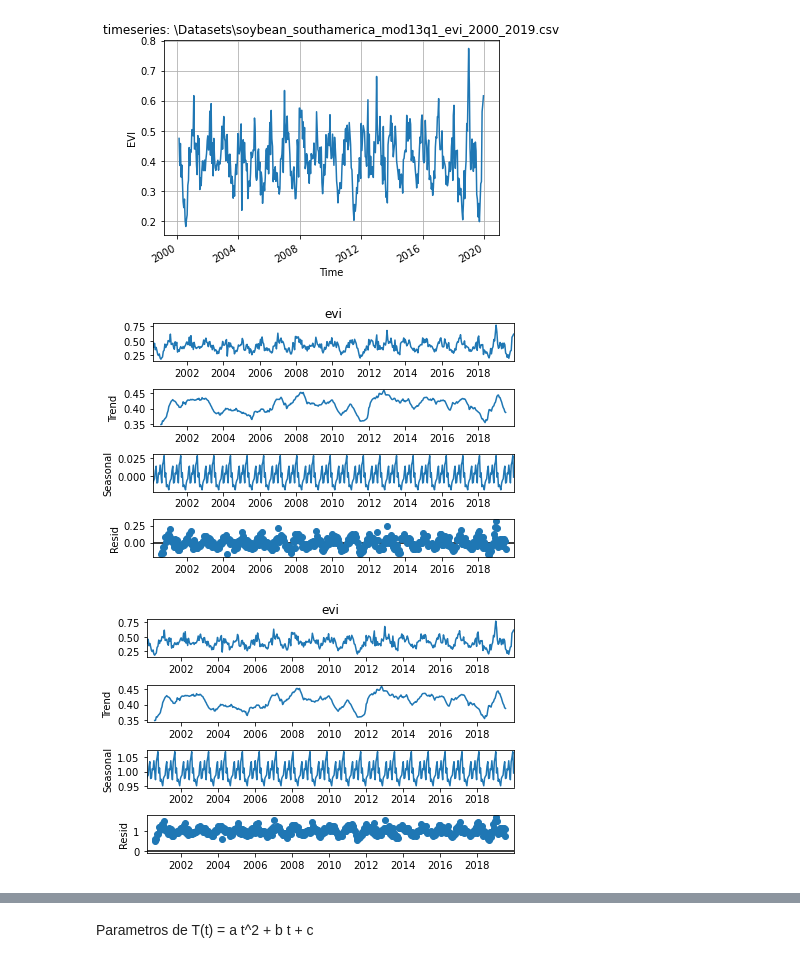
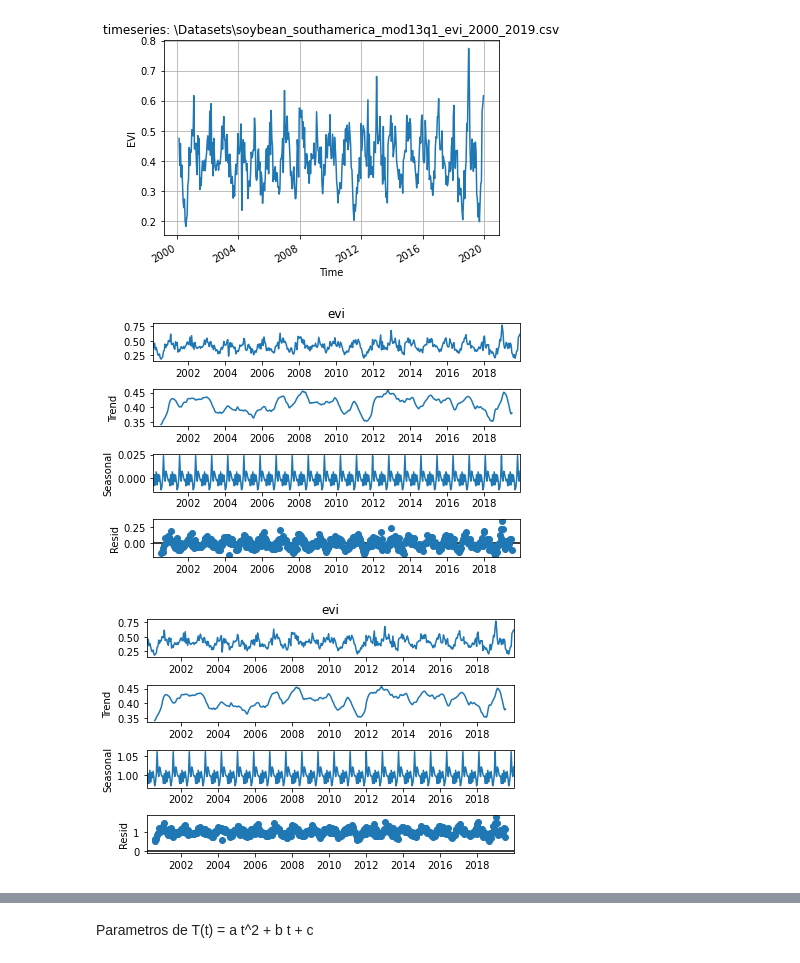
Before and after one commit to AguAcerbo/Carrera-de-Especializacion-en-IA, a Jupyter notebook: B5-Time_Series_Analysis/Trabajo Final TSA/Trabajo Final TSA.ipynb, the cells around one changed output, grey strips where cells are left out. Cells and saved outputs as stored; diff of their text form; code cells hidden in the pictures.

```diff
--- a/B5-Time_Series_Analysis/Trabajo Final TSA/Trabajo Final TSA.ipynb
+++ b/B5-Time_Series_Analysis/Trabajo Final TSA/Trabajo Final TSA.ipynb
@@ -177,15 +191,15 @@ plt.show()
 [figure]
 # %%
 # Additive
-addit = sm.tsa.seasonal_decompose(fid_14880_2, model='additive', period = 21)
+addit = sm.tsa.seasonal_decompose(fid_14880_2, model='additive', period = 20)
 addit.plot()
 plt.show()
 # %% [output]
-[figure, old version]
+[figure, new version]
 # %%
 # Multiplicative
-mult = sm.tsa.seasonal_decompose(fid_14880_2, model='multiplicative', period = 21)
+mult = sm.tsa.seasonal_decompose(fid_14880_2, model='multiplicative', period = 20)
 mult.plot()
 plt.show()
 # %% [output]
-[figure, old version]
+[figure, new version]
```
Also changed, not shown: parts of 50 cells of this notebook.
